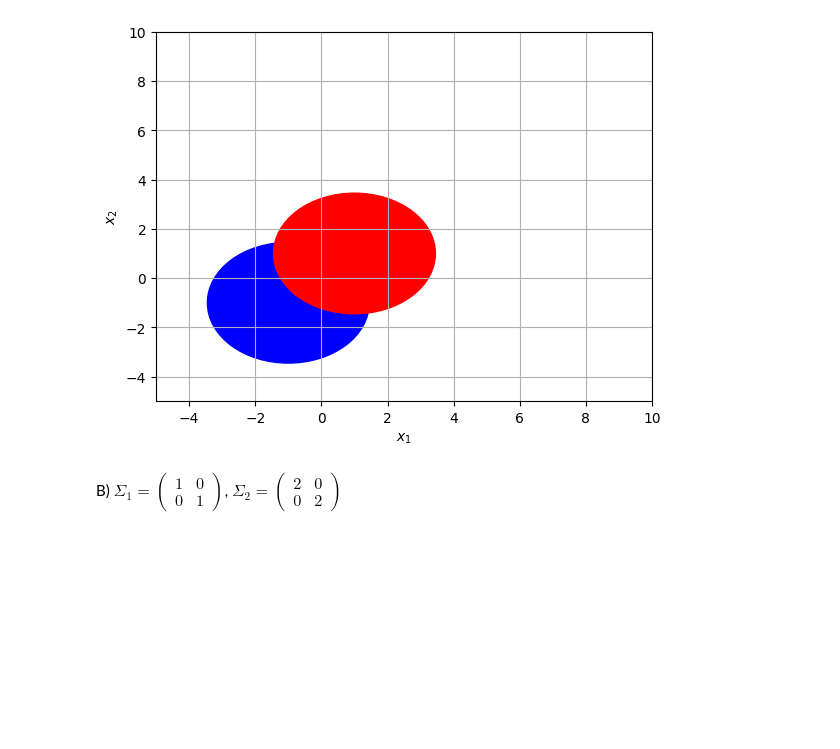
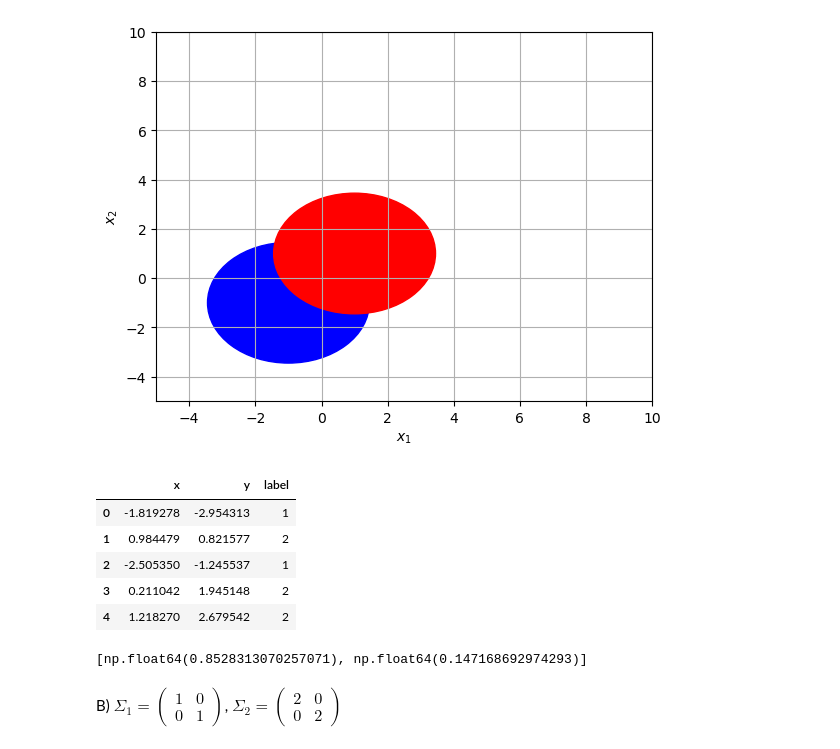
Before and after one commit to Klimentij-Kvl/famcs-archive, a Jupyter notebook: 3-year/Applied Theory of Statistical Solutions/lab3.ipynb, the cells around one changed output. Drawn from its saved outputs; the diff is of its cells as text; code cells hidden in the pictures; blank space fills up the shorter version.

Commit message:
lab3: added model training with sample

```diff
--- a/3-year/Applied Theory of Statistical Solutions/lab3.ipynb
+++ b/3-year/Applied Theory of Statistical Solutions/lab3.ipynb
@@ -105,6 +120,31 @@ plt.grid()
 plt.show()
 # %% [output]
 [figure]
+# %%
+n_samples = 10
+
+random_variables1 = np.random.multivariate_normal(mu_1, sigma, n_samples)
+random_variables2 = np.random.multivariate_normal(mu_2, sigma, n_samples)
+df1 = pd.DataFrame(random_variables1, columns=['x', 'y'])
+df1['label'] = 1
+df2 = pd.DataFrame(random_variables2, columns=['x', 'y'])
+df2['label'] = 2
+
+df_test = pd.concat([df1, df2], ignore_index=True)
+df_test = df_test.sample(frac=1).reset_index(drop=True)
+df_test.head()
+# %% [output]
+|  | x | y | label |
+| 0 | -1.819278 | -2.954313 | 1 |
+| 1 | 0.984479 | 0.821577 | 2 |
+| 2 | -2.505350 | -1.245537 | 1 |
+| 3 | 0.211042 | 1.945148 | 2 |
+| 4 | 1.218270 | 2.679542 | 2 |
+# %%
+bc.fit(df_test[['x', 'y']].to_numpy(), df_test['label'].to_numpy())
+bc.predict(x3)
+# %% [output]
+[np.float64(0.8528313070257071), np.float64(0.147168692974293)]
 # %% [markdown]
 B) $\Sigma_1 = \begin{pmatrix} 1 & 0 \\ 0 & 1 \end{pmatrix}$, $\Sigma_2 = \begin{pmatrix} 2 & 0 \\ 0 & 2 \end{pmatrix}$
 # %%
```
Also changed, not shown: parts of 3 cells of this notebook.
